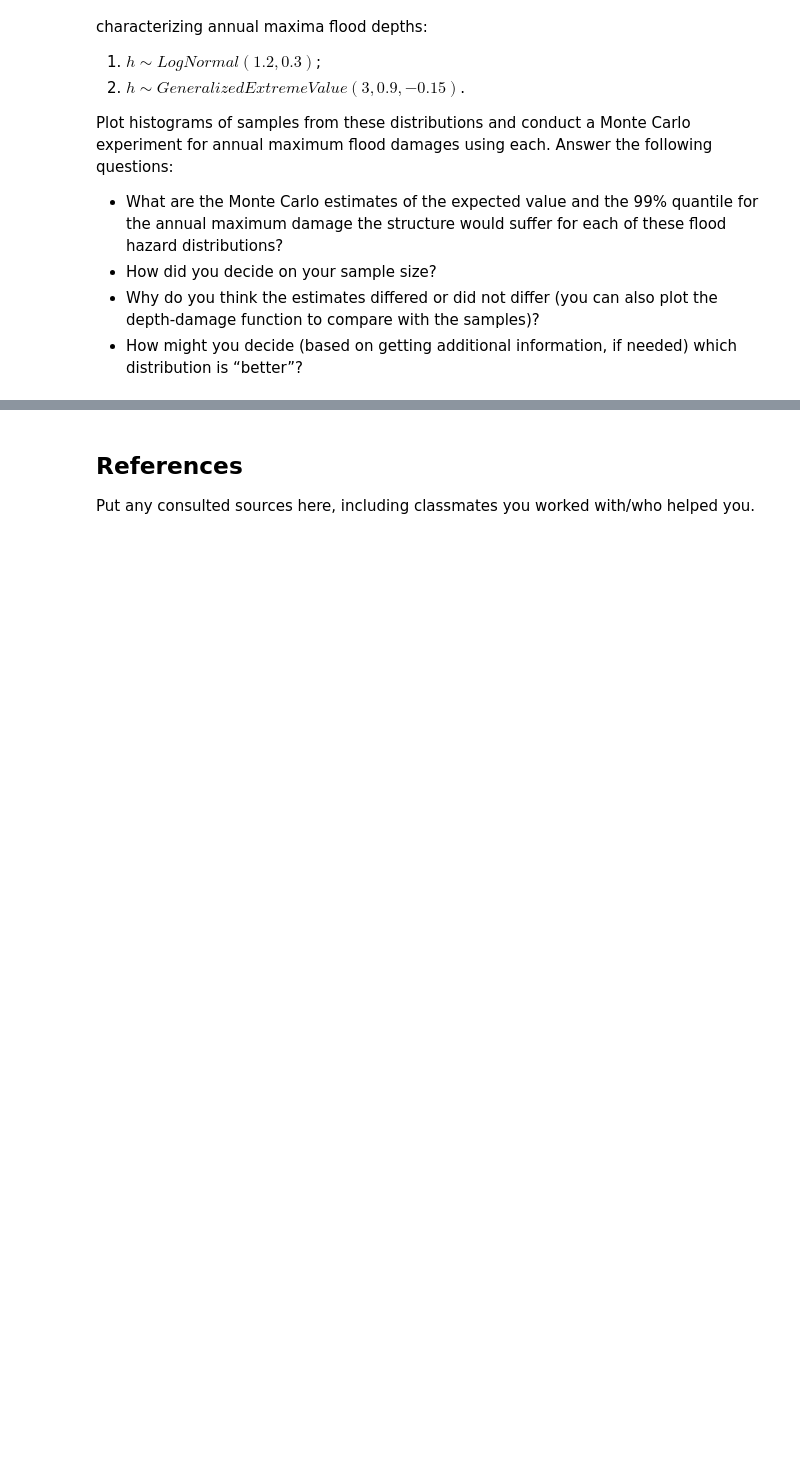
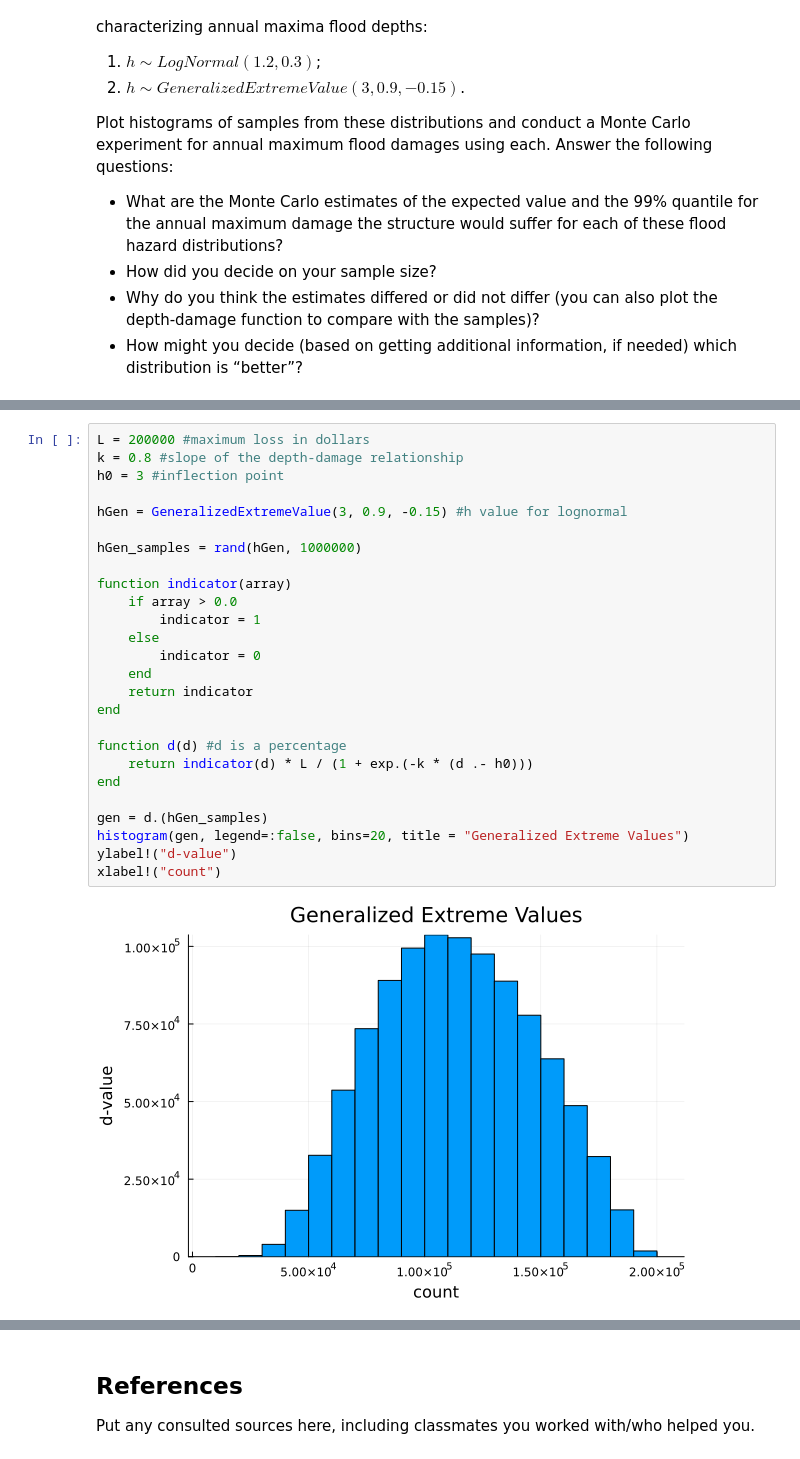
Before and after one commit to BEE4750-FA25/lab-2-nar84-design, a Jupyter notebook: lab02.ipynb, the cells around one changed output, grey strips where cells are left out. Drawn from its saved outputs; the diff is of its cells as text; blank space fills up the shorter version.

```diff
--- a/lab02.ipynb
+++ b/lab02.ipynb
@@ -196,0 +197,28 @@ xlabel!("Dice Value")
+# %%
+L = 200000 #maximum loss in dollars
+k = 0.8 #slope of the depth-damage relationship
+h0 = 3 #inflection point
+
+hGen = GeneralizedExtremeValue(3, 0.9, -0.15) #h value for lognormal
+
+hGen_samples = rand(hGen, 1000000)
+
+function indicator(array)
+    if array > 0.0
+        indicator = 1
+    else
+        indicator = 0
+    end
+    return indicator
+end
+
+function d(d) #d is a percentage
+    return indicator(d) * L / (1 + exp.(-k * (d .- h0)))
+end
+
+gen = d.(hGen_samples)
+histogram(gen, legend=:false, bins=20, title = "Generalized Extreme Values")
+ylabel!("d-value")
+xlabel!("count")
+# %% [output]
+[figure, added]
```
Also changed, not shown: parts of 4 cells of this notebook.
